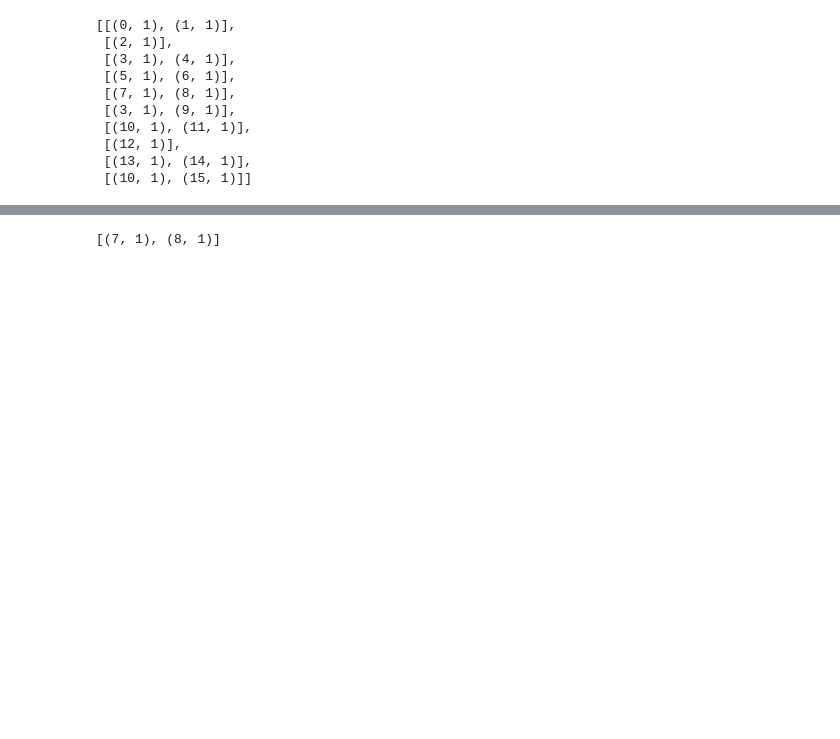
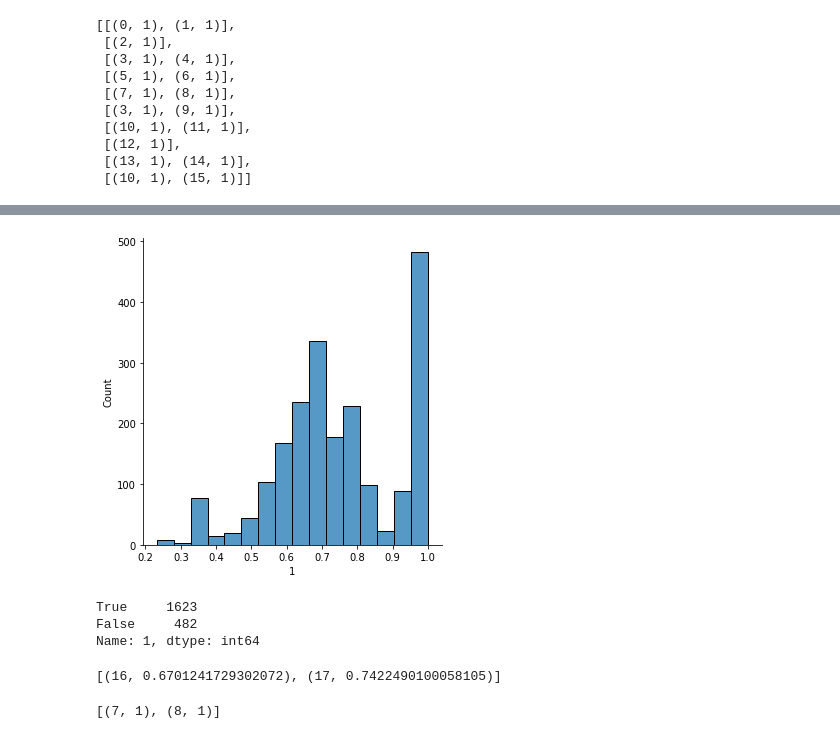
Before and after one commit to denisvivdenko/recommended-system-with-nlp, a Jupyter notebook: recommended_systems.ipynb, the cells around one changed output, grey strips where cells are left out. Saved outputs shown, nothing was run; the diff lists cells and outputs as text; code cells hidden in the pictures; blank space fills up the shorter version.

```diff
--- a/recommended_systems.ipynb
+++ b/recommended_systems.ipynb
@@ -388,3 +377,7 @@ tfidf = TfidfModel(corpus)
 # %%
-tfidf[corpus[4]]
+tfidf_weights = pd.DataFrame(tfidf[corpus[0]])
+for corpora in corpus:
+  tfidf_weights = tfidf_weights.append(pd.DataFrame(tfidf[corpora]), ignore_index=True)
+
+tfidf_weights
 # %% [output]
@@ -392,3 +397,17 @@ tfidf[corpus[4]]
+# %%
+sns.displot(tfidf_weights.iloc[:, 1]);
+# %% [output]
+[figure, added]
+# %%
+(tfidf_weights.iloc[:, 1] < 1).value_counts()
+# %% [output]
+True     1623
+False     482
+Name: 1, dtype: int64
+# %%
+tfidf[corpus[10]]
+# %% [output]
+[(16, 0.6701241729302072), (17, 0.7422490100058105)]
 # %%
 corpus[4]
 # %% [output]
```
Also changed, not shown: parts of 26 cells of this notebook.
